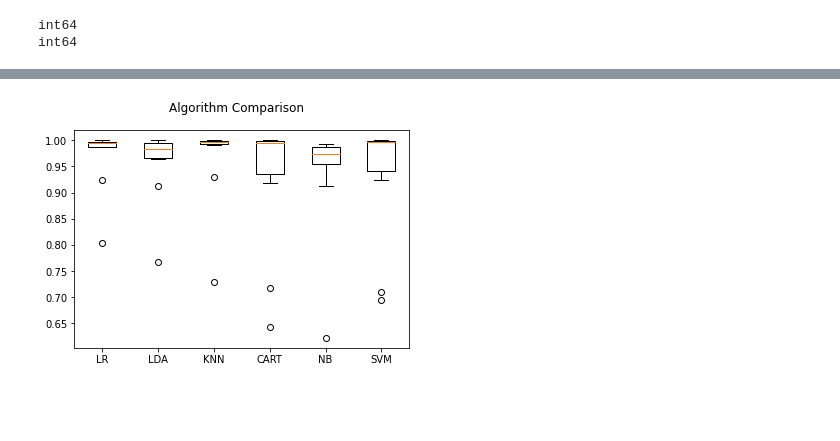
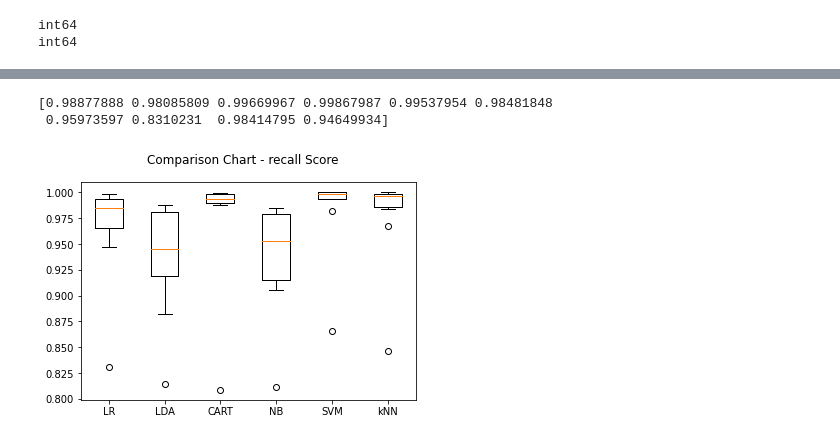
Before and after one commit to madhanmohans/Cross-Site-Scripting-Detection, a Jupyter notebook: XSS_detection_|_Phase_1_work.ipynb, the cells around one changed output, grey strips where cells are left out. Drawn from its saved outputs; the diff is of its cells as text; code cells hidden in the pictures; blank space fills up the shorter version.

```diff
--- a/XSS_detection_|_Phase_1_work.ipynb
+++ b/XSS_detection_|_Phase_1_work.ipynb
@@ -197,11 +230,0 @@ for name, model in models:
-# %%
-names = []
-results = []
-scoring = 'accuracy'
-for name, model in models:
- kfold = model_selection.KFold(n_splits=10)
- cv_results = model_selection.cross_val_score(model, X, Y, cv=kfold, scoring=scoring)
- results.append(cv_results)
- names.append(name)
- msg = "%s: %f (%f)" % (name, cv_results.mean(), cv_results.std())
- print(msg)
@@ -218,0 +231,9 @@ SVM: 0.931498 (0.116604)
+# %%
+# to plot
+values = []
+names = ['LR', 'LDA', 'CART', 'NB', 'SVM', 'kNN']
+for name, model in models:
+  print(name)
+  metricValue = model_selection.cross_val_score(model, X, y_train, cv=10, scoring='recall')
+  print(metric, ": ", np.mean(metricValue))
+  values.append(metricValue)
@@ -219,9 +253,14 @@ SVM: 0.931498 (0.116604)
 # %%
 fig = plt.figure()
-fig.suptitle('Algorithm Comparison')
+fig.suptitle('Comparison Chart - recall Score')
 ax = fig.add_subplot(111)
-plt.boxplot(results)
+plt.boxplot(values)
+# lr - acc, prec, recall, f1
+print(values[0])
+# print(values)
 ax.set_xticklabels(names)
 plt.show()
 # %% [output]
+[0.98877888 0.98085809 0.99669967 0.99867987 0.99537954 0.98481848
+ 0.95973597 0.8310231  0.98414795 0.94649934]
-[figure, old version]
+[figure, new version]
```
Also changed, not shown: parts of 9 cells of this notebook.
